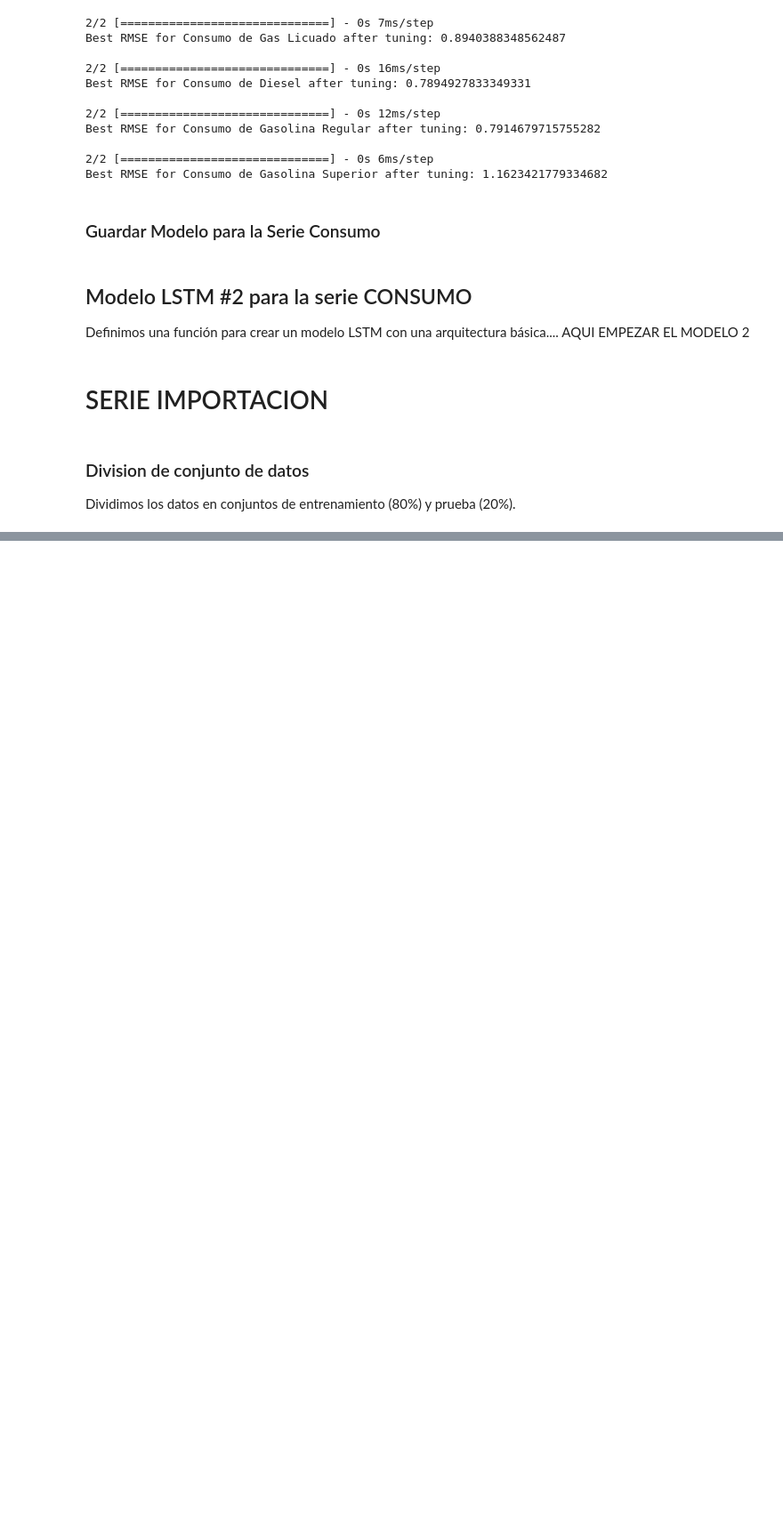
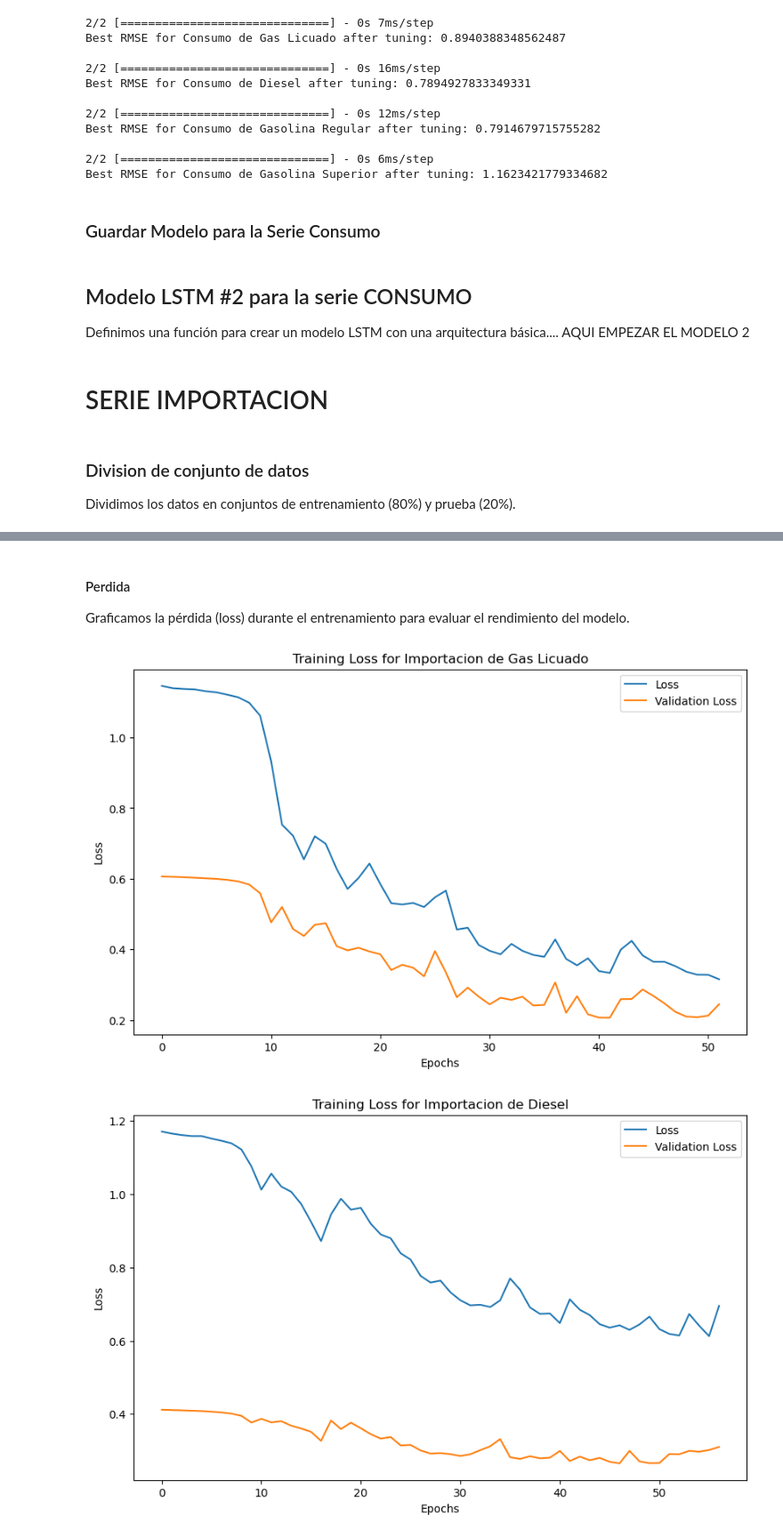
Before and after one commit to mariaRam2003/Laboratorio3-DataScience, a Jupyter notebook: AVANCES.ipynb, the cells around one changed output, grey strips where cells are left out. Shown at 89% size. Saved outputs shown, nothing was run; the diff lists cells and outputs as text; code cells hidden in the pictures; blank space fills up the shorter version.

Commit message:
Modelo 1 para la Serie Importacion

```diff
--- a/AVANCES.ipynb
+++ b/AVANCES.ipynb
@@ -747,0 +810,6 @@ y_train_importacion_superior, y_test_importacion_superior = y_importacion_superi
+# %%
+# Entrenamiento Diesel
+model_importacion_diesel = create_lstm_model((X_train_importacion_diesel.shape[1], X_train_importacion_diesel.shape[2]))
+early_stopping = EarlyStopping(monitor='val_loss', patience=10, restore_best_weights=True)
+
+history_importacion_diesel = model_importacion_diesel.fit(X_train_importacion_diesel, y_train_importacion_diesel, epochs=100, validation_data=(X_test_importacion_diesel, y_test_importacion_diesel), callbacks=[early_stopping], verbose=1)
@@ -747,0 +834,6 @@ y_train_importacion_superior, y_test_importacion_superior = y_importacion_superi
+# %%
+# Entrenamiento Regular
+model_importacion_regular = create_lstm_model((X_train_importacion_regular.shape[1], X_train_importacion_regular.shape[2]))
+early_stopping = EarlyStopping(monitor='val_loss', patience=10, restore_best_weights=True)
+
+history_importacion_regular = model_importacion_regular.fit(X_train_importacion_regular, y_train_importacion_regular, epochs=100, validation_data=(X_test_importacion_regular, y_test_importacion_regular), callbacks=[early_stopping], verbose=1)
@@ -747,0 +858,6 @@ y_train_importacion_superior, y_test_importacion_superior = y_importacion_superi
+# %%
+# Entrenamiento Superior
+model_importacion_superior = create_lstm_model((X_train_importacion_superior.shape[1], X_train_importacion_superior.shape[2]))
+early_stopping = EarlyStopping(monitor='val_loss', patience=10, restore_best_weights=True)
+
+history_importacion_superior = model_importacion_superior.fit(X_train_importacion_superior, y_train_importacion_superior, epochs=100, validation_data=(X_test_importacion_superior, y_test_importacion_superior), callbacks=[early_stopping], verbose=1)
@@ -747,0 +882,46 @@ y_train_importacion_superior, y_test_importacion_superior = y_importacion_superi
+# %% [markdown]
+#### Perdida
+Graficamos la pérdida (loss) durante el entrenamiento para evaluar el rendimiento del modelo.
+# %%
+# Perdida Gas Licuado
+plt.figure(figsize=(10, 6))
+plt.plot(history_importacion_gas_licuado.history['loss'], label='Loss')
+plt.plot(history_importacion_gas_licuado.history['val_loss'], label='Validation Loss')
+plt.title('Training Loss for Importacion de Gas Licuado')
+plt.xlabel('Epochs')
+plt.ylabel('Loss')
+plt.legend()
+plt.show()
+
+# Perdida Diesel
+plt.figure(figsize=(10, 6))
+plt.plot(history_importacion_diesel.history['loss'], label='Loss')
+plt.plot(history_importacion_diesel.history['val_loss'], label='Validation Loss')
+plt.title('Training Loss for Importacion de Diesel')
+plt.xlabel('Epochs')
+plt.ylabel('Loss')
+plt.legend()
+plt.show()
+
+# Perdida Regular
+plt.figure(figsize=(10, 6))
+plt.plot(history_importacion_regular.history['loss'], label='Loss')
+plt.plot(history_importacion_regular.history['val_loss'], label='Validation Loss')
+plt.title('Training Loss for Importacion de Gasolina Regular')
+plt.xlabel('Epochs')
+plt.ylabel('Loss')
+plt.legend()
+plt.show()
+
+# Perdida Superior
+plt.figure(figsize=(10, 6))
+plt.plot(history_importacion_superior.history['loss'], label='Loss')
+plt.plot(history_importacion_superior.history['val_loss'], label='Validation Loss')
+plt.title('Training Loss for Importacion de Gasolina Superior')
+plt.xlabel('Epochs')
+plt.ylabel('Loss')
+plt.legend()
+plt.show()
+# %% [output]
+[figure, added]
+[figure, added]
```
Also changed, not shown: parts of 20 cells of this notebook.
